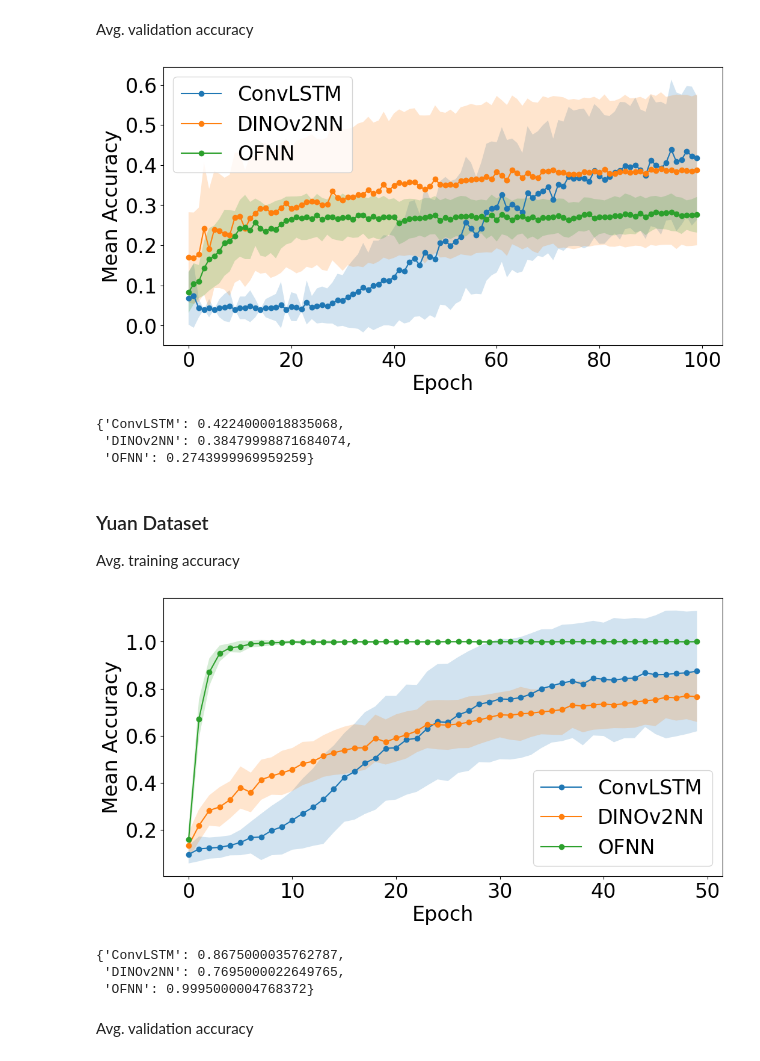
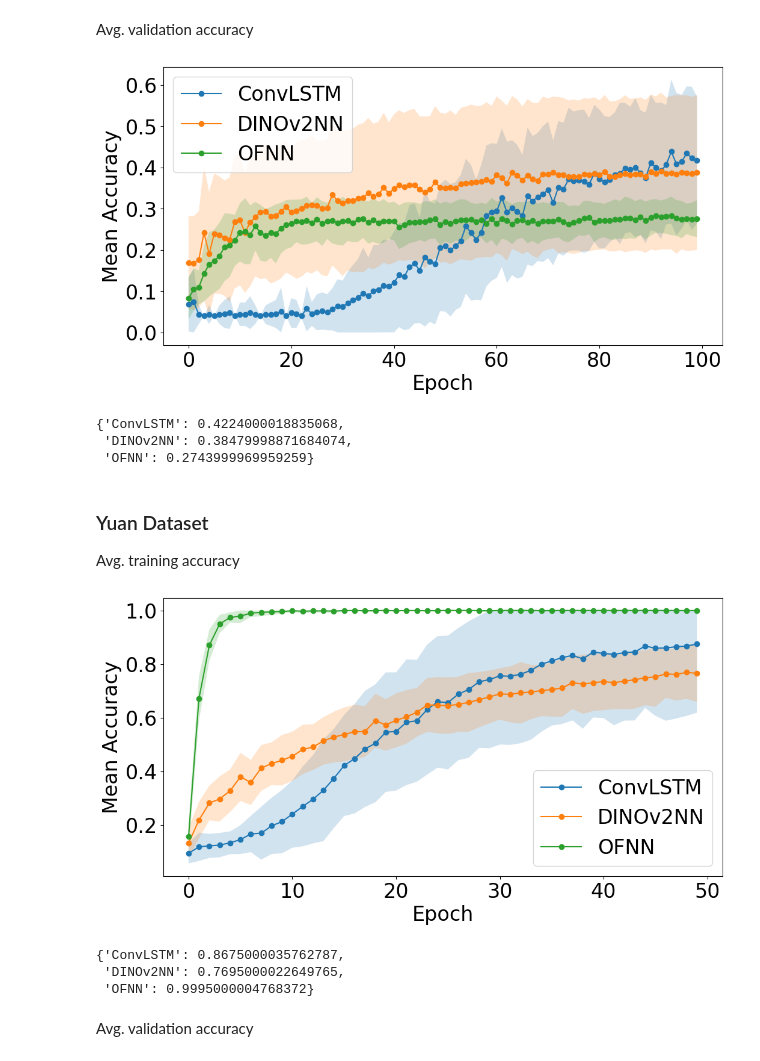
Before and after one commit to alapkshirsagar/active-tactile-hardness-classification, a Jupyter notebook: hardness_classification/visualize.ipynb, the cells around one changed output. Cells and saved outputs as stored; diff of their text form; code cells hidden in the pictures.

```diff
--- a/hardness_classification/visualize.ipynb
+++ b/hardness_classification/visualize.ipynb
@@ -9,9 +9,10 @@ import matplotlib.pyplot as plt
 # %%
 import pandas as pd
 import matplotlib.pyplot as plt
+import numpy as np
 
 # Function to read CSV files, calculate column means and stdev, and plot the data with shaded areas
-def read_and_plot(file_paths, labels, title, path='pics/dummy.png'):
+def read_and_plot(file_paths, labels, title, path='pics/dummy.png', y_max = 9999.0, y_min = 0.0):
     plt.figure(figsize=(12, 6))
     final_mean = {}
 
@@ -34,7 +35,7 @@ def read_and_plot(file_paths, labels, title, path='pics/dummy.png'):
         plt.plot(x, column_means, marker='o', label=labels[i])
 
         # Plot the shaded area for stdev around the mean
-        plt.fill_between(x, column_means - column_stds, column_means + column_stds,
+        plt.fill_between(x, np.clip(column_means - column_stds, y_min, None), np.clip(column_means + column_stds, None, y_max),
                          alpha=0.2)
 
         # Store the final mean value for each model
@@ -92,9 +93,9 @@ file_paths = [
 labels = ['ConvLSTM', 'DINOv2NN', 'OFNN']
 
 # Call the function with the file paths and labels
-read_and_plot(file_paths, labels, "Validation Accuracy & Stdev on IPOH Dataset", path='pics/comp_val_acc_iph.png')
+read_and_plot(file_paths, labels, "Validation Accuracy & Stdev on IPOH Dataset", path='pics/comp_val_acc_iph.png', y_max=1.0)
 # %% [output]
-[figure, old version]
+[figure, new version]
 {'ConvLSTM': 0.4224000018835068,
  'DINOv2NN': 0.38479998871684074,
  'OFNN': 0.2743999969959259}
@@ -105,17 +106,17 @@ Avg. training accuracy
 # %%
 # File paths and corresponding labels
 file_paths = [
     'metrics/Comp_Model_Aug_10_final_yuan_ConvLSTM_train_accuracy_history.csv',
     'metrics/Comp_Model_Aug_12_yuan_DINOKeras_train_accuracy_history.csv',
     'metrics/Comp_Model_Aug_10_final_yuan_OpticalFlowNN_train_accuracy_history.csv'
 ]
 
 labels = ['ConvLSTM', 'DINOv2NN', 'OFNN']
 
 # Call the function with the file paths and labels
-read_and_plot(file_paths, labels, "Training Accuracy & Stdev on Yuan Dataset", path='pics/comp_train_acc_yuan.png')
+read_and_plot(file_paths, labels, "Training Accuracy & Stdev on Yuan Dataset", path='pics/comp_train_acc_yuan.png', y_max=1.0)
 # %% [output]
-[figure, old version]
+[figure, new version]
 {'ConvLSTM': 0.8675000035762787,
  'DINOv2NN': 0.7695000022649765,
  'OFNN': 0.9995000004768372}
```
Also changed, not shown: parts of 15 cells of this notebook, 2 other files.
